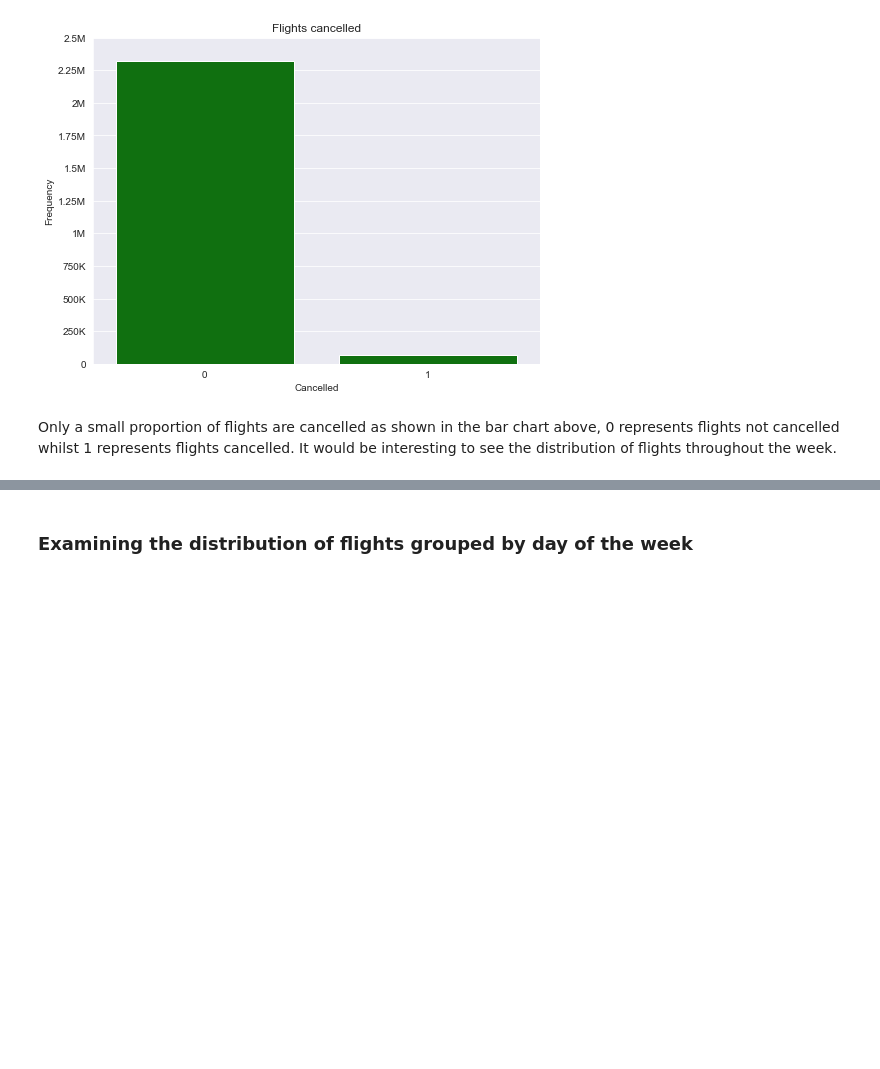
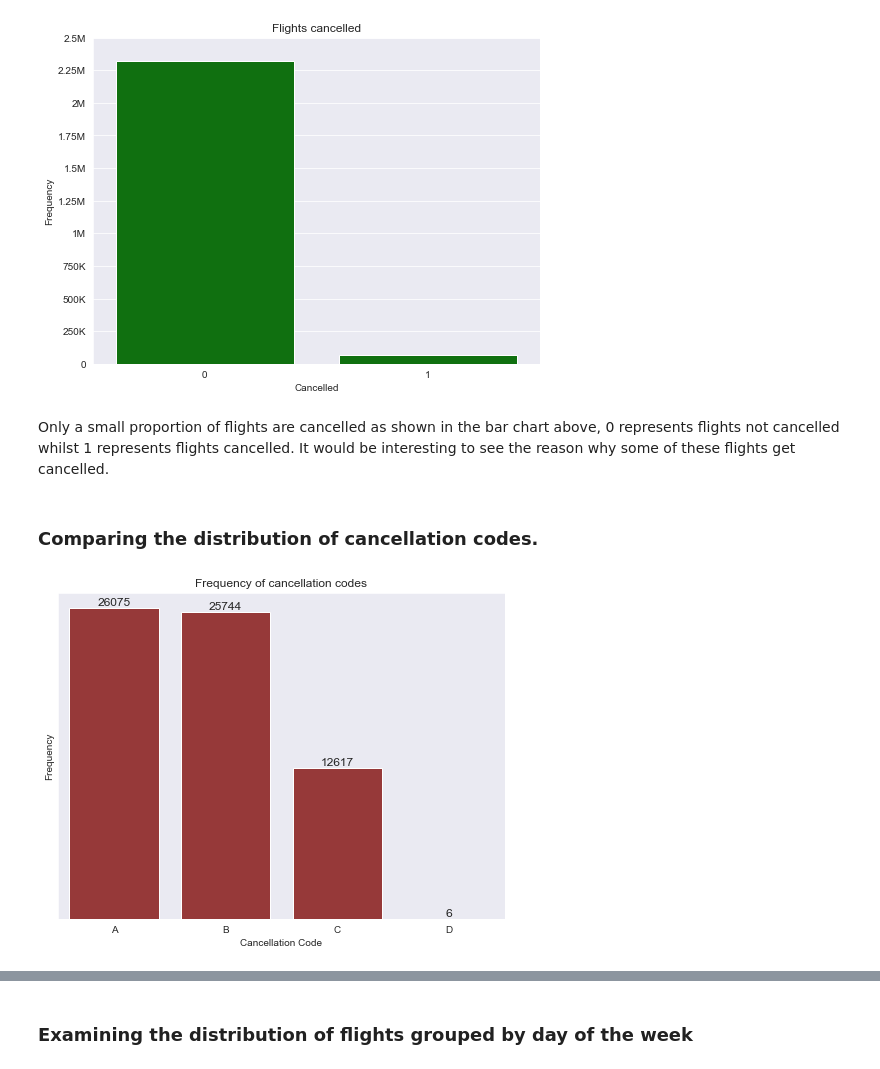
Before and after one commit to Vincentk-94/Communicate_data_findings, a Jupyter notebook: 2008 Flight Delays - Project.ipynb, the cells around one changed output, grey strips where cells are left out. Drawn from its saved outputs; the diff is of its cells as text; code cells hidden in the pictures; blank space fills up the shorter version.

```diff
--- a/2008 Flight Delays - Project.ipynb
+++ b/2008 Flight Delays - Project.ipynb
@@ -416,4 +420,27 @@ plt.title('Flights cancelled');
 # %% [output]
 [figure]
 # %% [markdown]
-Only a small proportion of flights are cancelled as shown in the bar chart above, 0 represents flights not cancelled whilst 1 represents flights cancelled. It would be interesting to see the distribution of flights throughout the week.
+Only a small proportion of flights are cancelled as shown in the bar chart above, 0 represents flights not cancelled whilst 1 represents flights cancelled. It would be interesting to see the reason why some of these flights get cancelled.
+# %% [markdown]
+### Comparing the distribution of cancellation codes.
+# %%
+# Cancellation code count
+
+# Plot graph
+plt.figure(figsize=(8,6))
+code_order = ['A','B','C','D']
+sns.countplot(data=flights,x='cancellation_code',order=code_order,color='brown')
+
+# Labels
+plt.xlabel('Cancellation Code')
+plt.ylabel('Frequency')
+plt.yticks([])
+plt.title('Frequency of cancellation codes')
+
+# value counts on bars
+cancellation_count = flights.cancellation_code.value_counts()
+for i in range (cancellation_count.shape[0]):
+    count = cancellation_count[i]
+    plt.text(i,count+900,count,ha='center',va='top',size=12);
+# %% [output]
+[figure, added]
```
Also changed, not shown: parts of 51 cells of this notebook.
